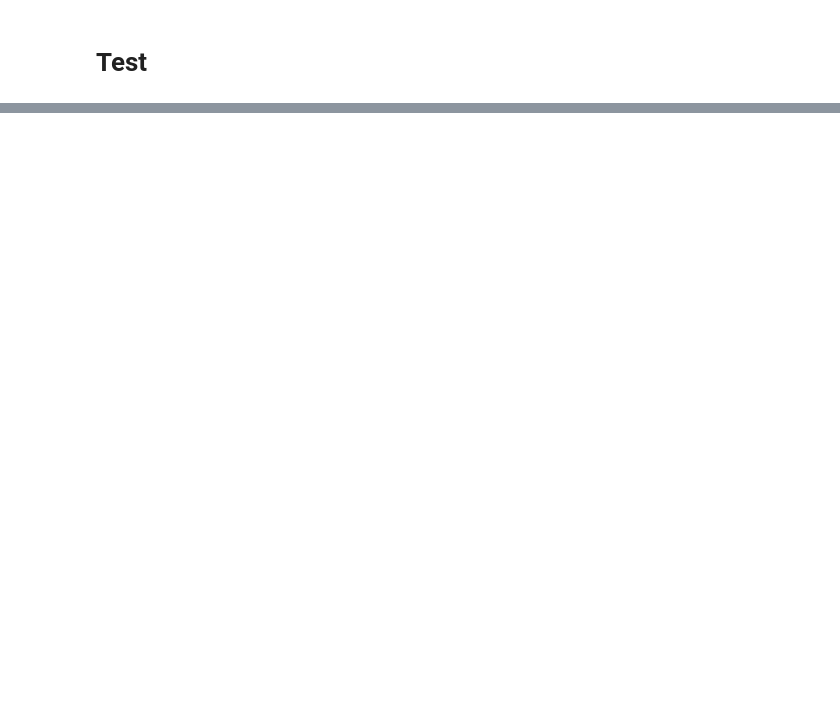
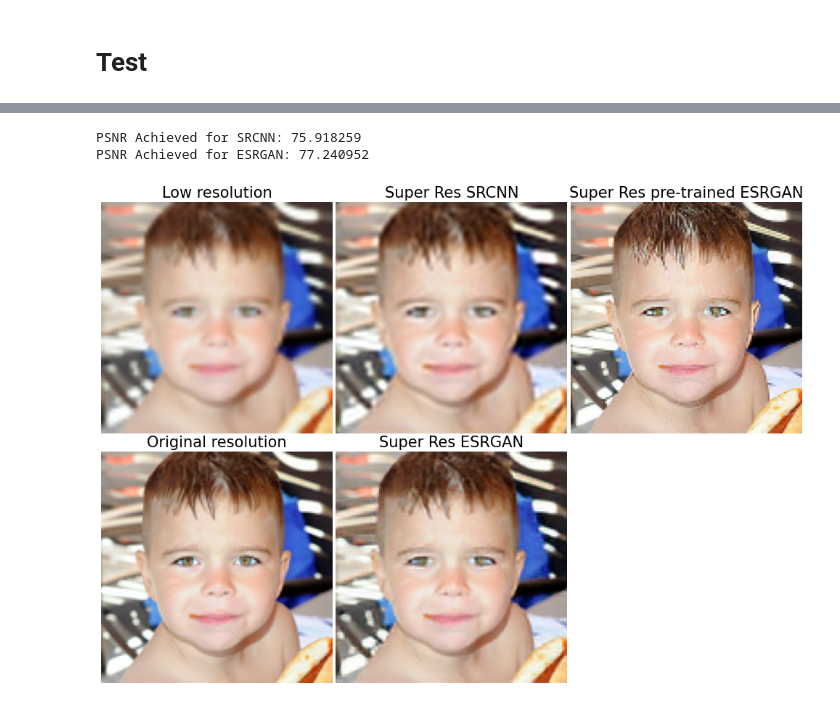
Before and after one commit to Sheldonsu28/CSC413-Project, a Jupyter notebook: csc413_project.ipynb, the cells around one changed output, grey strips where cells are left out. Cells and saved outputs as stored; diff of their text form; code cells hidden in the pictures; blank space fills up the shorter version.

```diff
--- a/csc413_project.ipynb
+++ b/csc413_project.ipynb
@@ -728,0 +926,6 @@ PSNR Achieved for ESRGAN: 69.376724
+# %%
+predict_image("/content/FFHQ/00050.png", "ffhq")
+# %% [output]
+PSNR Achieved for SRCNN: 75.918259
+PSNR Achieved for ESRGAN: 77.240952
+[figure, added]
```
Also changed, not shown: parts of 45 cells of this notebook, 7 other files.
